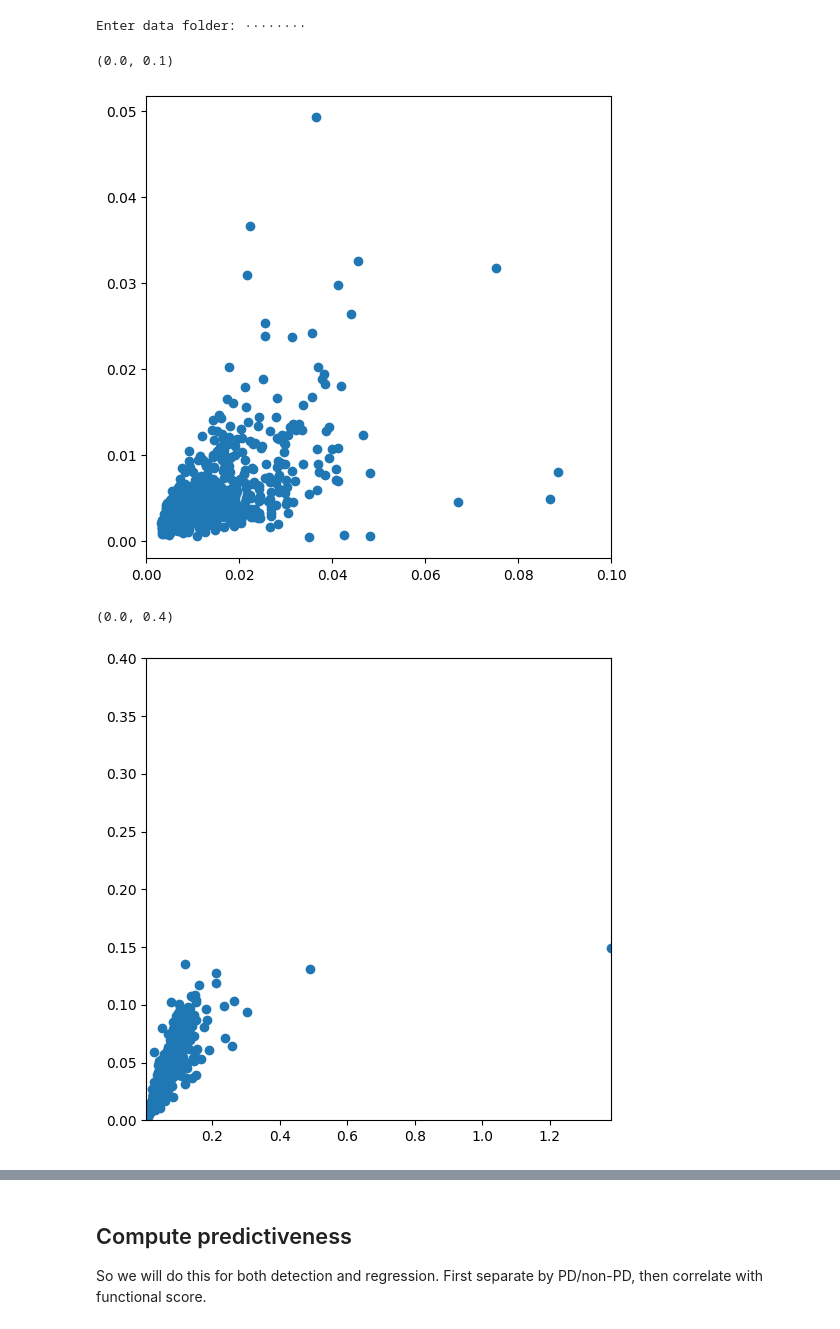
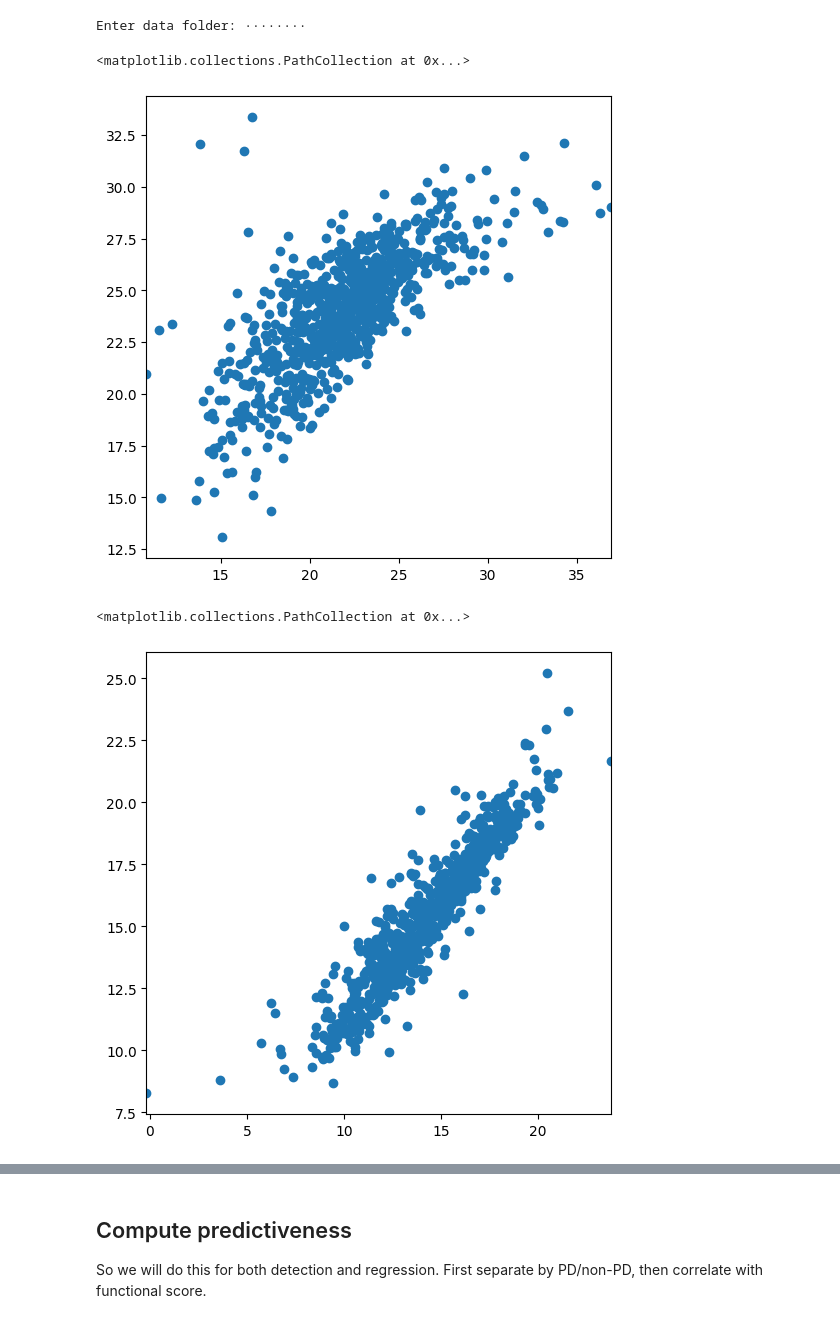
Before and after one commit to pplantinga/ParkinsonSpeechAI, a Jupyter notebook: voice-analysis.ipynb, the cells around one changed output, grey strips where cells are left out. Saved outputs shown, nothing was run; the diff lists cells and outputs as text; code cells hidden in the pictures.

```diff
--- a/voice-analysis.ipynb
+++ b/voice-analysis.ipynb
@@ -465,9 +465,8 @@ for filename in glob.glob(data_folder + "/Batch[12]/Segmented/*_a[123].wav"):
         samples[pid] = {}
 
     # Compute combination feature from all of the other features
-    jitter = -10 * torch.log10(jitter)
-    shimmer = -10 * torch.log10(shimmer)
-    gne = -gne
+    jitter = -10 * torch.log10(jitter.clamp(min=1e-30))
+    shimmer = -10 * torch.log10(shimmer.clamp(min=1e-30))
     combo = jitter + shimmer + gne + hnr
 
     samples[pid][trial] = {
@@ -481,29 +480,29 @@ for filename in glob.glob(data_folder + "/Batch[12]/Segmented/*_a[123].wav"):
         "sb_gne_voiced": compute_statistics(gne[voiced]),
         "sb_combo": combo,
         "sb_time": sb_end - start,
-        "praat_jitter": praat_jitter,
-        "praat_shimmer": praat_shimmer,
+        "praat_jitter": -10 * np.log10(praat_jitter),
+        "praat_shimmer": -10 * np.log10(praat_shimmer),
         "praat_hnr": praat_hnr,
         "praat_time": praat_end - sb_end,
     }
 # %%
 plt.rcParams["figure.figsize"] = (6,6)
 
 def flatten(samples, index):
     return [samples[pid][trial][index] for pid in samples for trial in samples[pid]]
 def flatten_sb(samples, index):
     return [samples[pid][trial][index][0] for pid in samples for trial in samples[pid]]
 plt.scatter(flatten_sb(samples, "sb_jitter_voiced"), flatten(samples, "praat_jitter"))
-plt.xlim((0, 0.1))
+#plt.xlim((0, 0.1))
 # %% [output]
-(0.0, 0.1)
+<matplotlib.collections.PathCollection at 0x...>
-[figure, old version]
+[figure, new version]
 # %%
 plt.scatter(flatten_sb(samples, "sb_shimmer_voiced"), flatten(samples, "praat_shimmer"))
-plt.ylim((0, 0.4))
+#plt.ylim((0, 0.4))
 # %% [output]
-(0.0, 0.4)
+<matplotlib.collections.PathCollection at 0x...>
-[figure, old version]
+[figure, new version]
 # %%
 plt.scatter(flatten_sb(samples, "sb_hnr_voiced"), flatten(samples, "praat_hnr"))
 #plt.ylim((0, 30))
```
Also changed, not shown: parts of 18 cells of this notebook.
